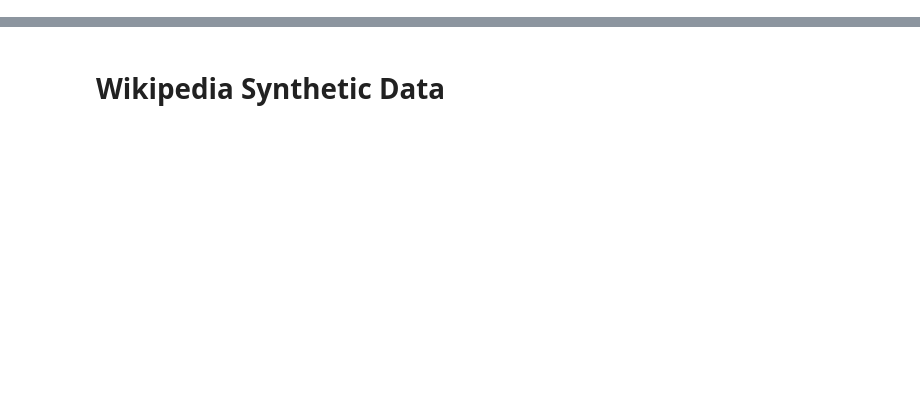
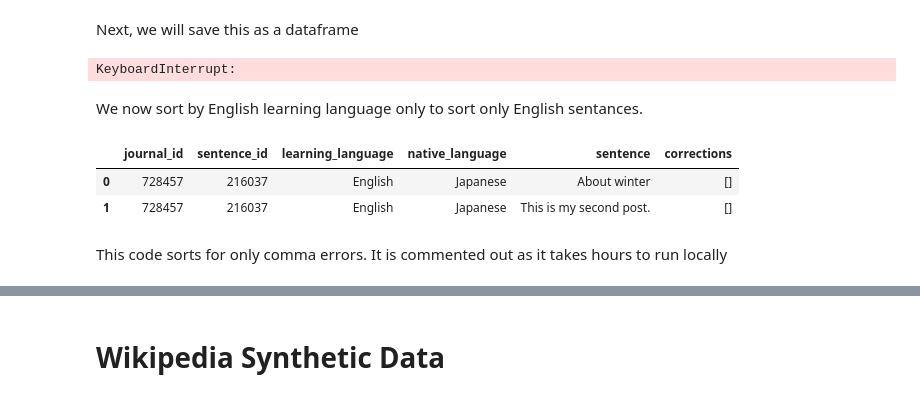
Before and after one commit to ecav22/LING_2270_proj, a Jupyter notebook: main.ipynb, the cells around one changed output, grey strips where cells are left out. Saved outputs shown, nothing was run; the diff lists cells and outputs as text; code cells hidden in the pictures; blank space fills up the shorter version.

```diff
--- a/main.ipynb
+++ b/main.ipynb
@@ -23,0 +65,9 @@ from helpers import *
+# %% [markdown]
+Next, we will save this as a dataframe
+# %%
+df = pd.DataFrame(rows)
+df.head()
+# %% [output]
+KeyboardInterrupt:
+# %% [markdown]
+We now sort by English learning language only to sort only English sentances.
@@ -23,0 +77,9 @@ from helpers import *
+# %%
+df.columns
+df.head(2)
+# %% [output]
+|  | journal_id | sentence_id | learning_language | native_language | sentence | corrections |
+| 0 | 728457 | 216037 | English | Japanese | About winter | [] |
+| 1 | 728457 | 216037 | English | Japanese | This is my second post. | [] |
+# %% [markdown]
+This code sorts for only comma errors. It is commented out as it takes hours to run locally
```
Also changed, not shown: parts of 75 cells of this notebook, 1 other file.
